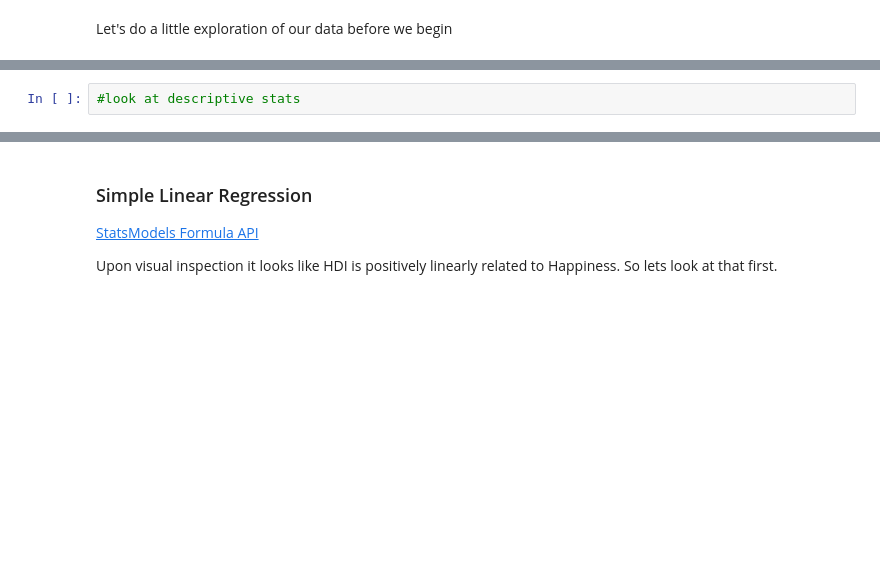
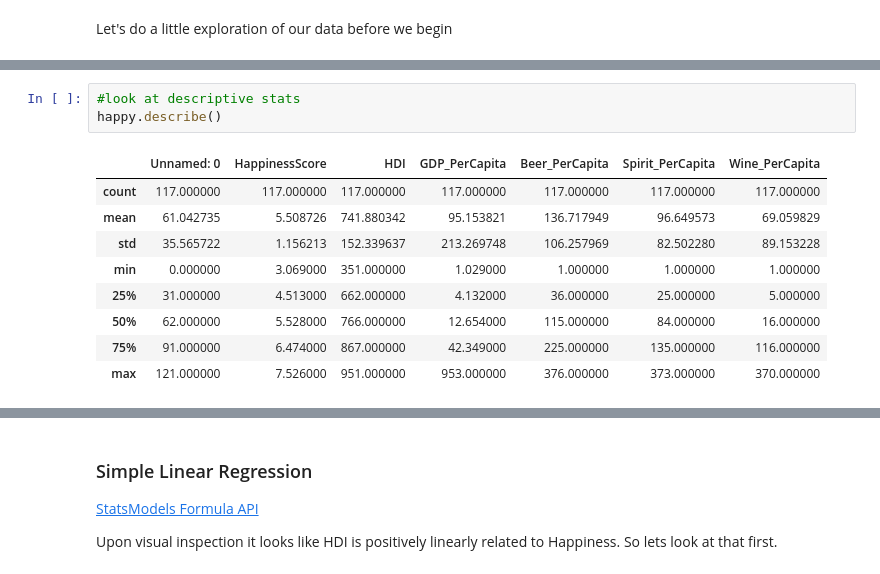
Before and after one commit to mamitch/My_work, a Jupyter notebook: Demo_lesson_Regression/Demo_Lesson_Regression.ipynb, the cells around one changed output, grey strips where cells are left out. Drawn from its saved outputs; the diff is of its cells as text; blank space fills up the shorter version.

```diff
--- a/Demo_lesson_Regression/Demo_Lesson_Regression.ipynb
+++ b/Demo_lesson_Regression/Demo_Lesson_Regression.ipynb
@@ -82,4 +117,15 @@ Let's do a little exploration of our data before we begin
 # %%
 #look at descriptive stats
+happy.describe()
+# %% [output]
+|  | Unnamed: 0 | HappinessScore | HDI | GDP_PerCapita | Beer_PerCapita | Spirit_PerCapita | Wine_PerCapita |
+| count | 117.000000 | 117.000000 | 117.000000 | 117.000000 | 117.000000 | 117.000000 | 117.000000 |
+| mean | 61.042735 | 5.508726 | 741.880342 | 95.153821 | 136.717949 | 96.649573 | 69.059829 |
+| std | 35.565722 | 1.156213 | 152.339637 | 213.269748 | 106.257969 | 82.502280 | 89.153228 |
+| min | 0.000000 | 3.069000 | 351.000000 | 1.029000 | 1.000000 | 1.000000 | 1.000000 |
+| 25% | 31.000000 | 4.513000 | 662.000000 | 4.132000 | 36.000000 | 25.000000 | 5.000000 |
+| 50% | 62.000000 | 5.528000 | 766.000000 | 12.654000 | 115.000000 | 84.000000 | 16.000000 |
+| 75% | 91.000000 | 6.474000 | 867.000000 | 42.349000 | 225.000000 | 135.000000 | 116.000000 |
+| max | 121.000000 | 7.526000 | 951.000000 | 953.000000 | 376.000000 | 373.000000 | 370.000000 |
 # %%
 #create a pairplot to visually inspect data
```
Also changed, not shown: parts of 11 cells of this notebook, 1 other file.
